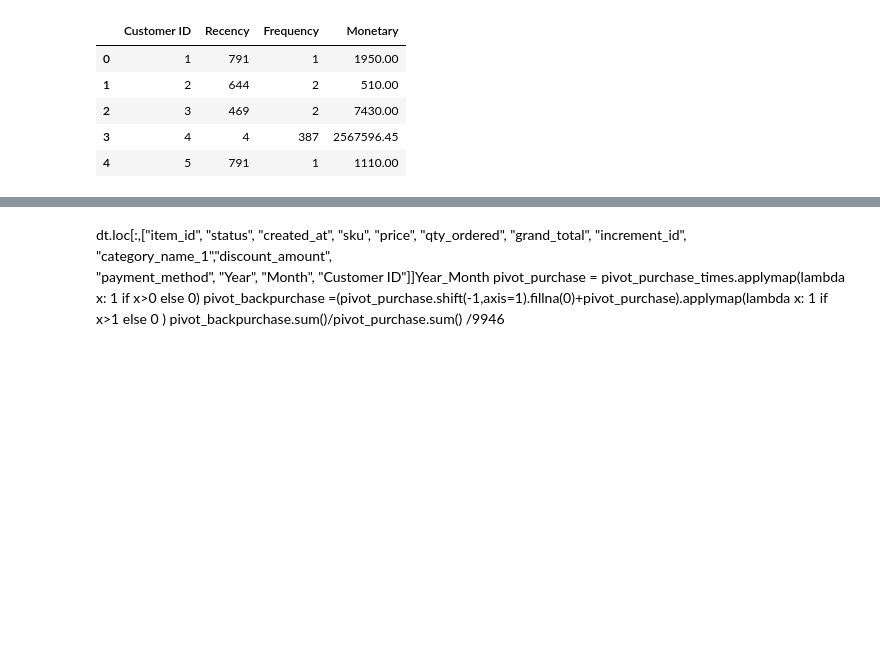
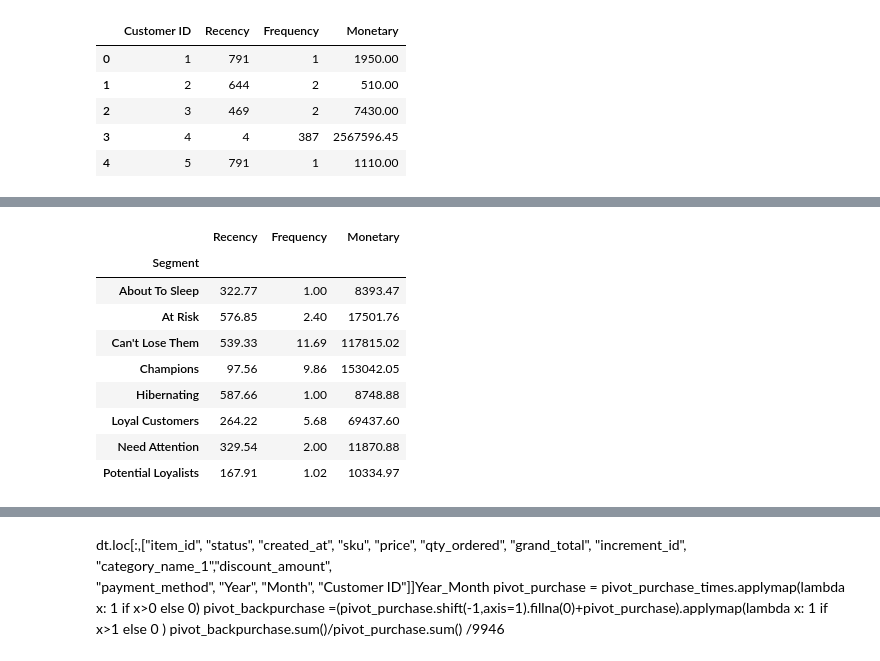
Before and after one commit to LiangYuDer/E-commerce-Analysis, a Jupyter notebook: ec_analysis.ipynb, the cells around one changed output, grey strips where cells are left out. Cells and saved outputs as stored; diff of their text form; code cells hidden in the pictures; blank space fills up the shorter version.

```diff
--- a/ec_analysis.ipynb
+++ b/ec_analysis.ipynb
@@ -346,0 +356,13 @@ rfm_dt.head()
+# %%
+rfm_dt[["Segment","Recency", "Frequency", "Monetary"]].groupby("Segment").agg("mean")
+# %% [output]
+|  | Recency | Frequency | Monetary |
+| Segment |  |  |  |
+| About To Sleep | 322.77 | 1.00 | 8393.47 |
+| At Risk | 576.85 | 2.40 | 17501.76 |
+| Can't Lose Them | 539.33 | 11.69 | 117815.02 |
+| Champions | 97.56 | 9.86 | 153042.05 |
+| Hibernating | 587.66 | 1.00 | 8748.88 |
+| Loyal Customers | 264.22 | 5.68 | 69437.60 |
+| Need Attention | 329.54 | 2.00 | 11870.88 |
+| Potential Loyalists | 167.91 | 1.02 | 10334.97 |
```
Also changed, not shown: parts of 15 cells of this notebook.
